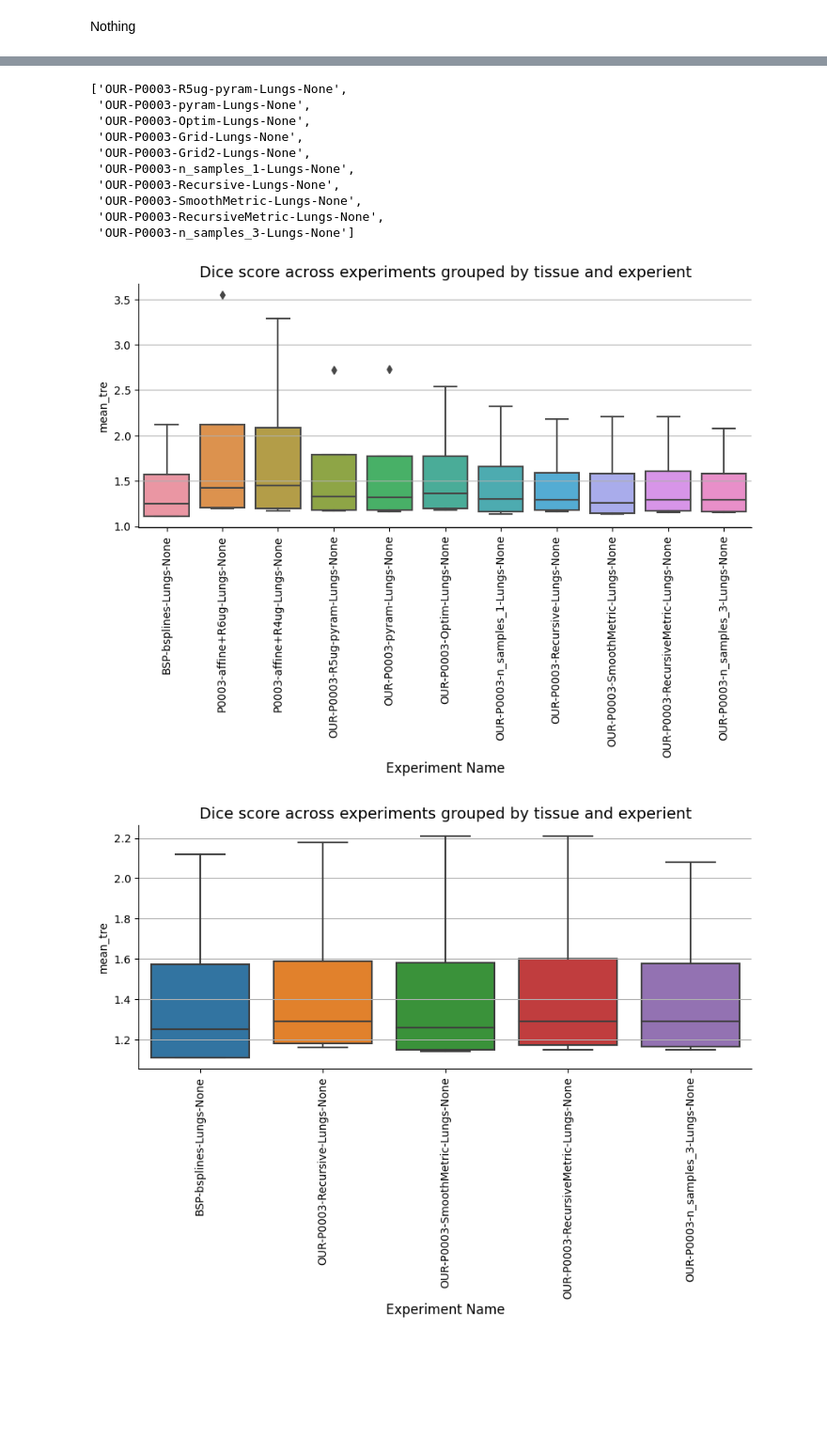
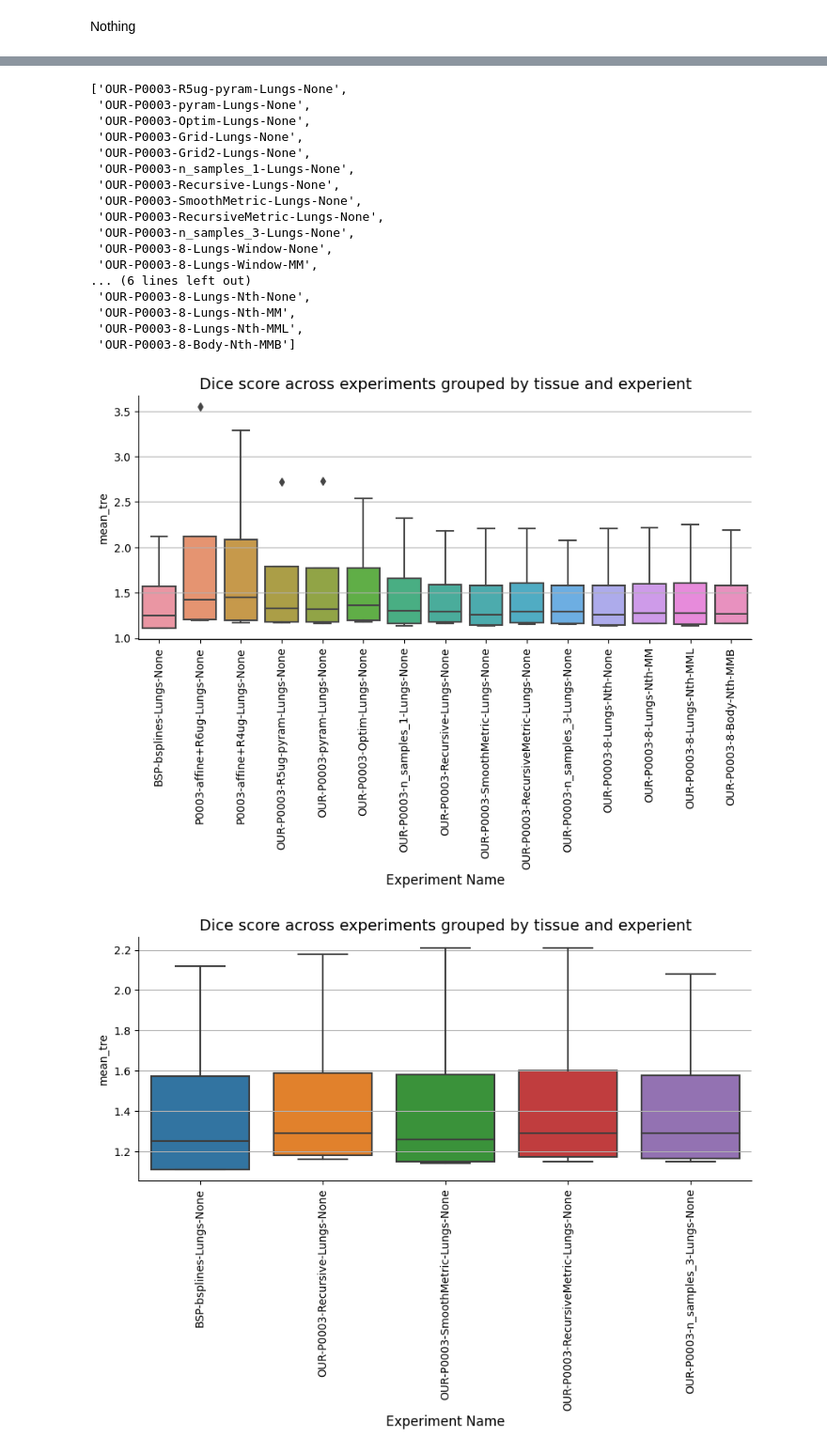
Before and after one commit to joaco18/mira_final_project, a Jupyter notebook: notebooks/develop_elastix.ipynb, the cells around one changed output, grey strips where cells are left out. Shown at 94% size. Drawn from its saved outputs; the diff is of its cells as text; code cells hidden in the pictures; blank space fills up the shorter version.

```diff
--- a/notebooks/develop_elastix.ipynb
+++ b/notebooks/develop_elastix.ipynb
@@ -1861,5 +2076,5 @@ No artists with labels found to put in legend.  Note that artists whose label st
 # %%
-[i for i in df.exp_name.unique() if 'OUR' in i]
+[i for i in df.exp_name.unique() if ('OUR' in i) or ('Nth' in i)]
 # %% [output]
 ['OUR-P0003-R5ug-pyram-Lungs-None',
  'OUR-P0003-pyram-Lungs-None',
@@ -1870,25 +2085,34 @@ No artists with labels found to put in legend.  Note that artists whose label st
  'OUR-P0003-Recursive-Lungs-None',
  'OUR-P0003-SmoothMetric-Lungs-None',
  'OUR-P0003-RecursiveMetric-Lungs-None',
- 'OUR-P0003-n_samples_3-Lungs-None']
+ 'OUR-P0003-n_samples_3-Lungs-None',
+ 'OUR-P0003-8-Lungs-Window-None',
+ 'OUR-P0003-8-Lungs-Window-MM',
+... (6 lines left out)
+ 'OUR-P0003-8-Lungs-Nth-None',
+ 'OUR-P0003-8-Lungs-Nth-MM',
+ 'OUR-P0003-8-Lungs-Nth-MML',
+ 'OUR-P0003-8-Body-Nth-MMB']
 # %%
 df_temp = df.loc[df.exp_name.isin([
     'BSP-bsplines-Lungs-None', 'P0003-affine+R6ug-Lungs-None', 'P0003-affine+R4ug-Lungs-None', 'OUR-P0003-R5ug-pyram-Lungs-None',
     'OUR-P0003-pyram-Lungs-None', 'OUR-P0003-Optim-Lungs-None', 'OUR-P0003-n_samples_1-Lungs-None',
-    'OUR-P0003-Recursive-Lungs-None', 'OUR-P0003-SmoothMetric-Lungs-None', 'OUR-P0003-RecursiveMetric-Lungs-None', 'OUR-P0003-n_samples_3-Lungs-None'
+    'OUR-P0003-Recursive-Lungs-None', 'OUR-P0003-SmoothMetric-Lungs-None', 'OUR-P0003-RecursiveMetric-Lungs-None',
+    'OUR-P0003-n_samples_3-Lungs-None', 'OUR-P0003-8-Lungs-Nth-None', 'OUR-P0003-8-Lungs-Nth-MM',
+    'OUR-P0003-8-Lungs-Nth-MML', 'OUR-P0003-8-Body-Nth-MMB'
     ])]
 plt.figure(figsize=(10, 4))
 plt.title('Dice score across experiments grouped by tissue and experient', fontsize=14)
 sns.boxplot(data=df_temp, x="exp_name", y="mean_tre")
 sns.despine()
 plt.grid(axis='y')
 plt.xlabel('Experiment Name', fontsize=12)
 plt.xticks(rotation=90)
 # plt.ylabel('Mean TRE', fontsize=12)
 # plt.legend(loc='lower right', title='Models', fontsize=10)
 plt.pause(0.01)
 # plt.xticks(rotation=90)
 # %% [output]
-[figure, old version]
+[figure, new version]
 # %%
 df_temp = df.loc[df.exp_name.isin([
```
Also changed, not shown: parts of 15 cells of this notebook.
